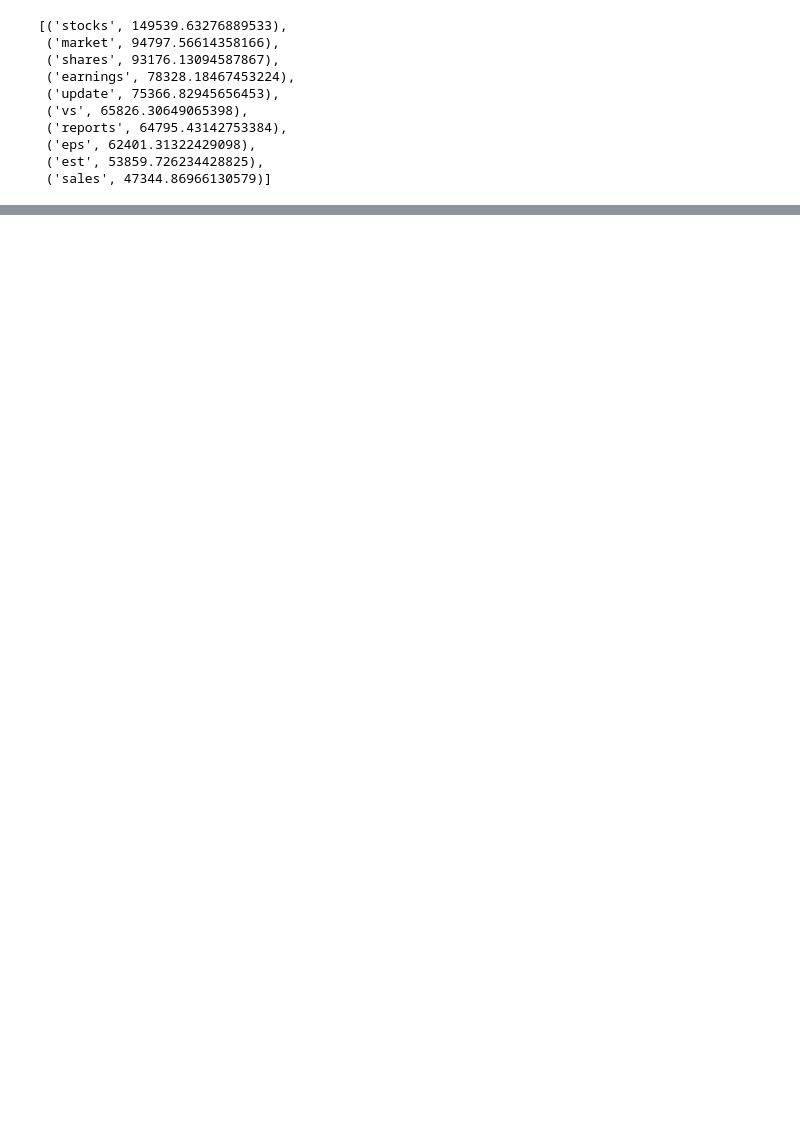
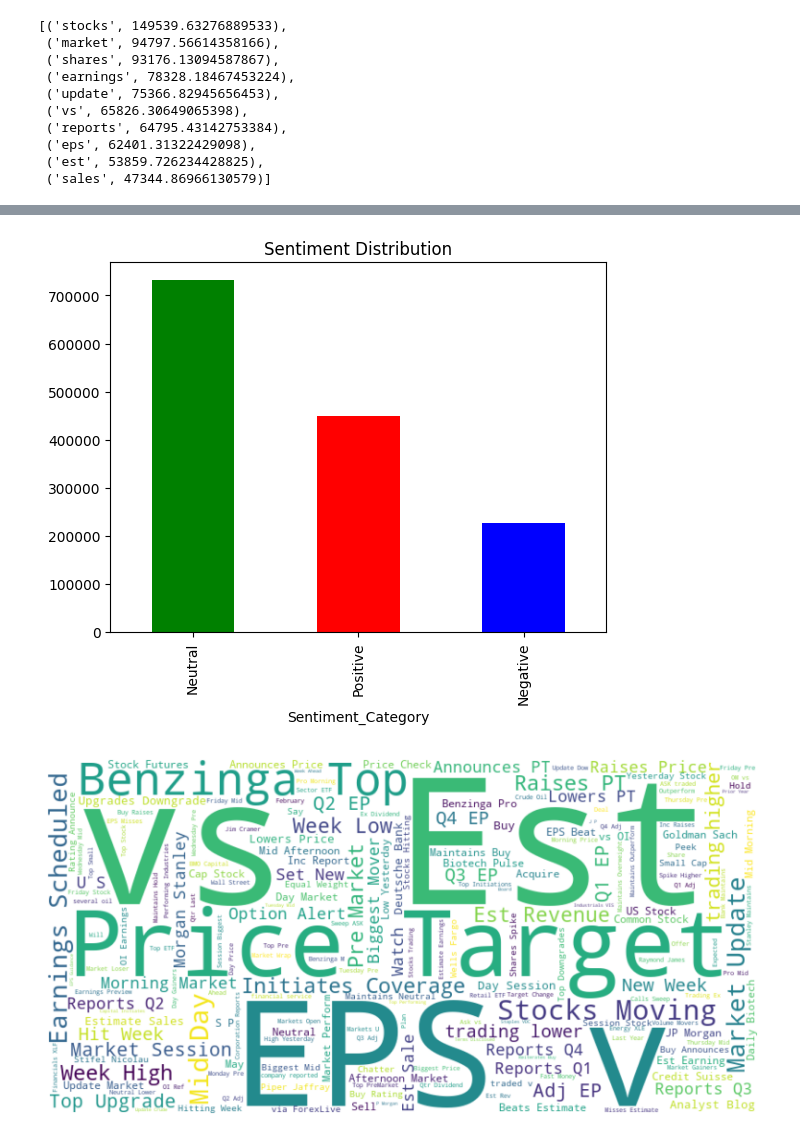
Before and after one commit to Ofgeha-Gelana/Nova-Financial-Solution, a Jupyter notebook: notebooks/eda.ipynb, the cells around one changed output, grey strips where cells are left out. Cells and saved outputs as stored; diff of their text form; code cells hidden in the pictures; blank space fills up the shorter version.

```diff
--- a/notebooks/eda.ipynb
+++ b/notebooks/eda.ipynb
@@ -320,20 +251,0 @@ ValueError: time data "2020-05-22 00:00:00" doesn't match format "%Y-%m-%d %H:%M
-# %%
-
-# Extract domains if publishers are email addresses
-df['publisher_domain'] = df['publisher'].apply(lambda x: x.split('@')[-1] if '@' in x else x)
-
-# Count contributions by publisher or domain
-publisher_counts = df['publisher_domain'].value_counts()
-
-# Display the top publishers
-print(publisher_counts)
-
-# Analyze the type of news reported (optional, depending on data availability)
-# Example: Categorize headlines into groups like "Price Target", "Stock Movement", etc.
-df['category'] = df['headline'].apply(lambda x: 'Price Target' if 'Price Target' in x else 'Stock Movement' if 'Moving' in x else 'Other')
-
-# Group by publisher and category
-category_analysis = df.groupby(['publisher_domain', 'category']).size().unstack(fill_value=0)
-
-# Display the analysis
-print(category_analysis)
@@ -385,6 +251,0 @@ dtype: int64
-# %%
-# Fill missing values with the previous value
-df.fillna(method='ffill', inplace=True)
-
-# Alternatively, drop rows with missing values
-df.dropna(inplace=True)
@@ -555,0 +252,17 @@ daily_return        NaN           NaN
+# %%
+# Sentiment distribution plot
+df['Sentiment_Category'].value_counts().plot(kind='bar', color=['green', 'red', 'blue'])
+plt.title('Sentiment Distribution')
+plt.show()
+
+# Word Cloud for all tokens
+all_words = ' '.join(df['headline']).split()
+
+wordcloud = WordCloud(width=800, height=400, background_color='white').generate(' '.join(all_words))
+plt.figure(figsize=(10, 5))
+plt.imshow(wordcloud, interpolation='bilinear')
+plt.axis('off')
+plt.show()
+# %% [output]
+[figure, added]
+[figure, added]
```
Also changed, not shown: parts of 27 cells of this notebook.
